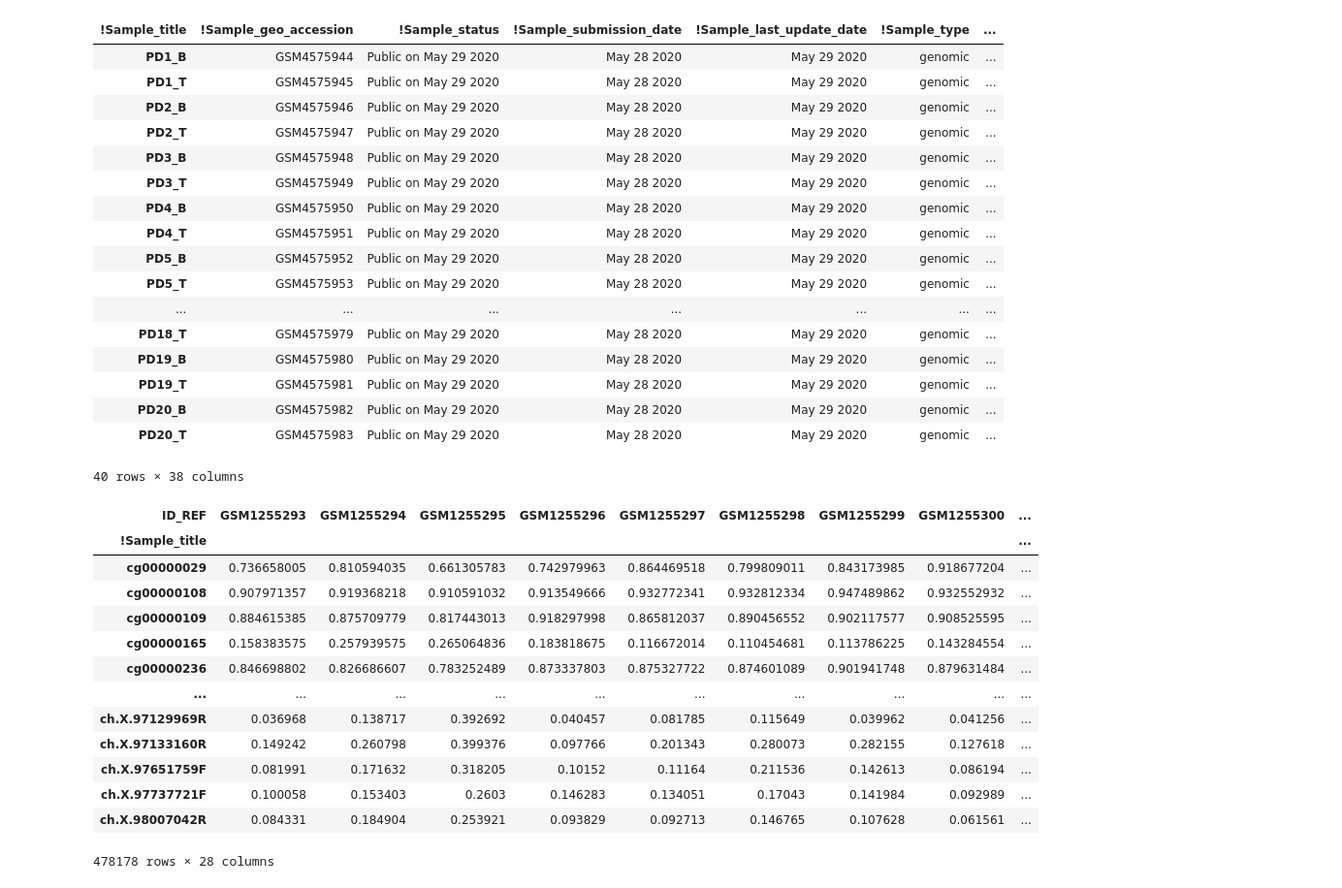
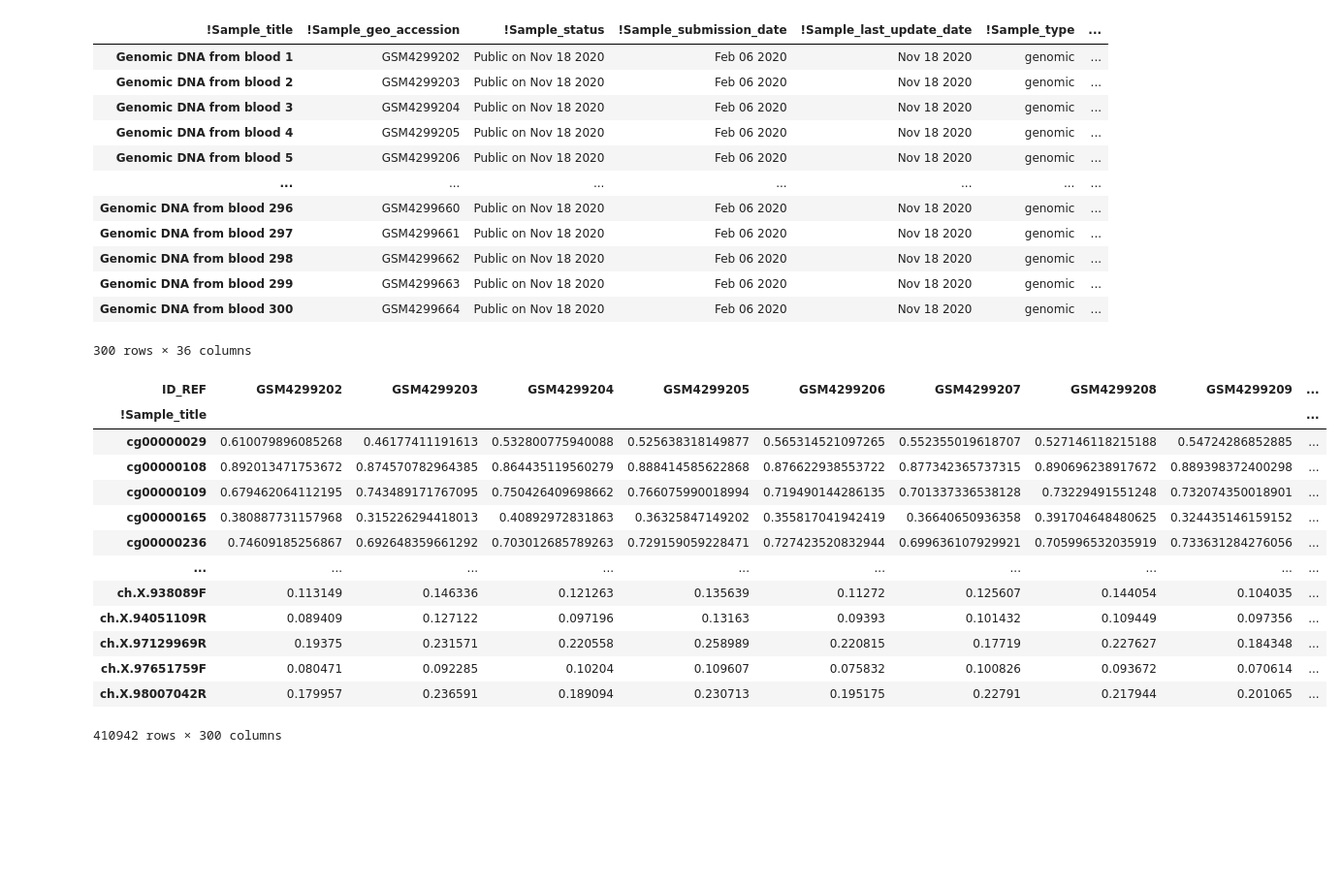
Before and after one commit to chadapollard/Geo_Data_Mining, a Jupyter notebook: Manipulating_GEO_MicroArray_Data.ipynb, the cells around one changed output. Shown: that part at 97% size. Cells and saved outputs as stored; diff of their text form; code cells hidden in the pictures; blank space fills up the shorter version.

```diff
--- a/Manipulating_GEO_MicroArray_Data.ipynb
+++ b/Manipulating_GEO_MicroArray_Data.ipynb
@@ -7,7 +7,7 @@ from sklearn.preprocessing import StandardScaler
 import pyreadr
 # %%
 # Read in the series Matrix File (Before you do, make sure to open the file in text edit and delete everything before !Sample_title)
-sample_info = pd.read_csv("/Volumes/Research_Data/Research_Datasets/Brain_Tissue/Parkinsons_Paired_Blood_Brain_450K/GSE151355_series_matrix.txt",sep='\t',index_col = 0)
+sample_info = pd.read_csv("/Volumes/Research_Data/Research_Datasets/Whole_Blood/Whole_Blood_Depression_Study/GSE201287_series_matrix.txt",sep='\t',index_col = 0)
 sample_info = sample_info.transpose()
 sample_info.iloc[:]
 # %% [output]
@@ -32,48 +27,43 @@ sample_info.iloc[:]
 # %%
 # Sometimes they will add the Processed Beta values, you can seperate those out here so that you have seperate data frames.
 # One will be the sample_info and the other your beta_values
-sample_info_2 = sample_info.iloc[:,:38]
+sample_info_2 = sample_info.iloc[:,:36]
 sample_info_2.iloc[:]
 # %% [output]
 | !Sample_title | !Sample_geo_accession | !Sample_status | !Sample_submission_date | !Sample_last_update_date | !Sample_type | ... |
-| PD1_B | GSM4575944 | Public on May 29 2020 | May 28 2020 | May 29 2020 | genomic | ... |
-| PD1_T | GSM4575945 | Public on May 29 2020 | May 28 2020 | May 29 2020 | genomic | ... |
-| PD2_B | GSM4575946 | Public on May 29 2020 | May 28 2020 | May 29 2020 | genomic | ... |
-| PD2_T | GSM4575947 | Public on May 29 2020 | May 28 2020 | May 29 2020 | genomic | ... |
-| PD3_B | GSM4575948 | Public on May 29 2020 | May 28 2020 | May 29 2020 | genomic | ... |
-| PD3_T | GSM4575949 | Public on May 29 2020 | May 28 2020 | May 29 2020 | genomic | ... |
-| PD4_B | GSM4575950 | Public on May 29 2020 | May 28 2020 | May 29 2020 | genomic | ... |
-| PD4_T | GSM4575951 | Public on May 29 2020 | May 28 2020 | May 29 2020 | genomic | ... |
-| PD5_B | GSM4575952 | Public on May 29 2020 | May 28 2020 | May 29 2020 | genomic | ... |
-| PD5_T | GSM4575953 | Public on May 29 2020 | May 28 2020 | May 29 2020 | genomic | ... |
+| Genomic DNA from blood 1 | GSM4299202 | Public on Nov 18 2020 | Feb 06 2020 | Nov 18 2020 | genomic | ... |
+| Genomic DNA from blood 2 | GSM4299203 | Public on Nov 18 2020 | Feb 06 2020 | Nov 18 2020 | genomic | ... |
+| Genomic DNA from blood 3 | GSM4299204 | Public on Nov 18 2020 | Feb 06 2020 | Nov 18 2020 | genomic | ... |
+| Genomic DNA from blood 4 | GSM4299205 | Public on Nov 18 2020 | Feb 06 2020 | Nov 18 2020 | genomic | ... |
+| Genomic DNA from blood 5 | GSM4299206 | Public on Nov 18 2020 | Feb 06 2020 | Nov 18 2020 | genomic | ... |
 | ... | ... | ... | ... | ... | ... | ... |
-| PD18_T | GSM4575979 | Public on May 29 2020 | May 28 2020 | May 29 2020 | genomic | ... |
-| PD19_B | GSM4575980 | Public on May 29 2020 | May 28 2020 | May 29 2020 | genomic | ... |
-| PD19_T | GSM4575981 | Public on May 29 2020 | May 28 2020 | May 29 2020 | genomic | ... |
-| PD20_B | GSM4575982 | Public on May 29 2020 | May 28 2020 | May 29 2020 | genomic | ... |
-| PD20_T | GSM4575983 | Public on May 29 2020 | May 28 2020 | May 29 2020 | genomic | ... |
+| Genomic DNA from blood 296 | GSM4299660 | Public on Nov 18 2020 | Feb 06 2020 | Nov 18 2020 | genomic | ... |
+| Genomic DNA from blood 297 | GSM4299661 | Public on Nov 18 2020 | Feb 06 2020 | Nov 18 2020 | genomic | ... |
+| Genomic DNA from blood 298 | GSM4299662 | Public on Nov 18 2020 | Feb 06 2020 | Nov 18 2020 | genomic | ... |
+| Genomic DNA from blood 299 | GSM4299663 | Public on Nov 18 2020 | Feb 06 2020 | Nov 18 2020 | genomic | ... |
+| Genomic DNA from blood 300 | GSM4299664 | Public on Nov 18 2020 | Feb 06 2020 | Nov 18 2020 | genomic | ... |
-40 rows × 38 columns
+300 rows × 36 columns
 # %%
-betas = sample_info.iloc[:,46:]
-betas.index = betas["ID_REF"]
-del betas["!series_matrix_table_end"]
-del betas["ID_REF"]
+betas = sample_info.iloc[:,36:-1]
+betas.index = sample_info_2["ID_REF"]
+# del betas["!series_matrix_table_end"]
+# del betas["ID_REF"]
 betas = betas.transpose()
 betas.iloc[:]
 # %% [output]
-| ID_REF | GSM1255293 | GSM1255294 | GSM1255295 | GSM1255296 | GSM1255297 | GSM1255298 | GSM1255299 | GSM1255300 | ... |
+| ID_REF | GSM4299202 | GSM4299203 | GSM4299204 | GSM4299205 | GSM4299206 | GSM4299207 | GSM4299208 | GSM4299209 | ... |
 | !Sample_title |  |  |  |  |  |  |  |  | ... |
-| cg00000029 | 0.736658005 | 0.810594035 | 0.661305783 | 0.742979963 | 0.864469518 | 0.799809011 | 0.843173985 | 0.918677204 | ... |
-| cg00000108 | 0.907971357 | 0.919368218 | 0.910591032 | 0.913549666 | 0.932772341 | 0.932812334 | 0.947489862 | 0.932552932 | ... |
-| cg00000109 | 0.884615385 | 0.875709779 | 0.817443013 | 0.918297998 | 0.865812037 | 0.890456552 | 0.902117577 | 0.908525595 | ... |
-| cg00000165 | 0.158383575 | 0.257939575 | 0.265064836 | 0.183818675 | 0.116672014 | 0.110454681 | 0.113786225 | 0.143284554 | ... |
-| cg00000236 | 0.846698802 | 0.826686607 | 0.783252489 | 0.873337803 | 0.875327722 | 0.874601089 | 0.901941748 | 0.879631484 | ... |
+| cg00000029 | 0.610079896085268 | 0.46177411191613 | 0.532800775940088 | 0.525638318149877 | 0.565314521097265 | 0.552355019618707 | 0.527146118215188 | 0.54724286852885 | ... |
+| cg00000108 | 0.892013471753672 | 0.874570782964385 | 0.864435119560279 | 0.888414585622868 | 0.876622938553722 | 0.877342365737315 | 0.890696238917672 | 0.889398372400298 | ... |
+| cg00000109 | 0.679462064112195 | 0.743489171767095 | 0.750426409698662 | 0.766075990018994 | 0.719490144286135 | 0.701337336538128 | 0.73229491551248 | 0.732074350018901 | ... |
+| cg00000165 | 0.380887731157968 | 0.315226294418013 | 0.40892972831863 | 0.36325847149202 | 0.355817041942419 | 0.36640650936358 | 0.391704648480625 | 0.324435146159152 | ... |
+| cg00000236 | 0.74609185256867 | 0.692648359661292 | 0.703012685789263 | 0.729159059228471 | 0.727423520832944 | 0.699636107929921 | 0.705996532035919 | 0.733631284276056 | ... |
 | ... | ... | ... | ... | ... | ... | ... | ... | ... | ... |
-| ch.X.97129969R | 0.036968 | 0.138717 | 0.392692 | 0.040457 | 0.081785 | 0.115649 | 0.039962 | 0.041256 | ... |
-| ch.X.97133160R | 0.149242 | 0.260798 | 0.399376 | 0.097766 | 0.201343 | 0.280073 | 0.282155 | 0.127618 | ... |
-| ch.X.97651759F | 0.081991 | 0.171632 | 0.318205 | 0.10152 | 0.11164 | 0.211536 | 0.142613 | 0.086194 | ... |
-| ch.X.97737721F | 0.100058 | 0.153403 | 0.2603 | 0.146283 | 0.134051 | 0.17043 | 0.141984 | 0.092989 | ... |
-| ch.X.98007042R | 0.084331 | 0.184904 | 0.253921 | 0.093829 | 0.092713 | 0.146765 | 0.107628 | 0.061561 | ... |
+| ch.X.938089F | 0.113149 | 0.146336 | 0.121263 | 0.135639 | 0.11272 | 0.125607 | 0.144054 | 0.104035 | ... |
+| ch.X.94051109R | 0.089409 | 0.127122 | 0.097196 | 0.13163 | 0.09393 | 0.101432 | 0.109449 | 0.097356 | ... |
+| ch.X.97129969R | 0.19375 | 0.231571 | 0.220558 | 0.258989 | 0.220815 | 0.17719 | 0.227627 | 0.184348 | ... |
+| ch.X.97651759F | 0.080471 | 0.092285 | 0.10204 | 0.109607 | 0.075832 | 0.100826 | 0.093672 | 0.070614 | ... |
+| ch.X.98007042R | 0.179957 | 0.236591 | 0.189094 | 0.230713 | 0.195175 | 0.22791 | 0.217944 | 0.201065 | ... |
-478178 rows × 28 columns
+410942 rows × 300 columns
 # %%
 # Write the results to a .csv file
```
Also changed, not shown: parts of 3 cells of this notebook.
